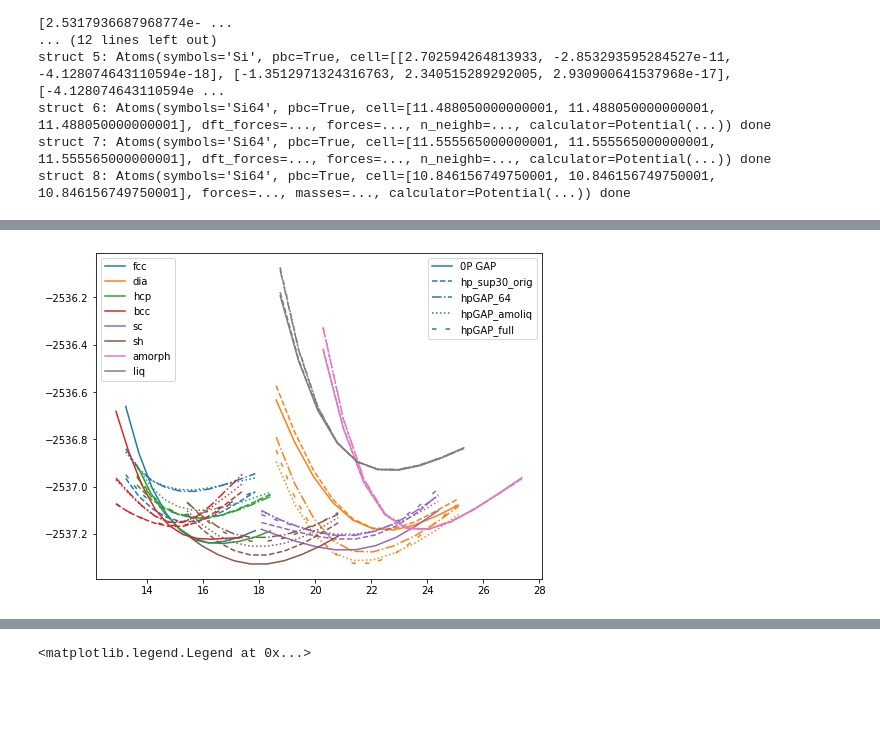
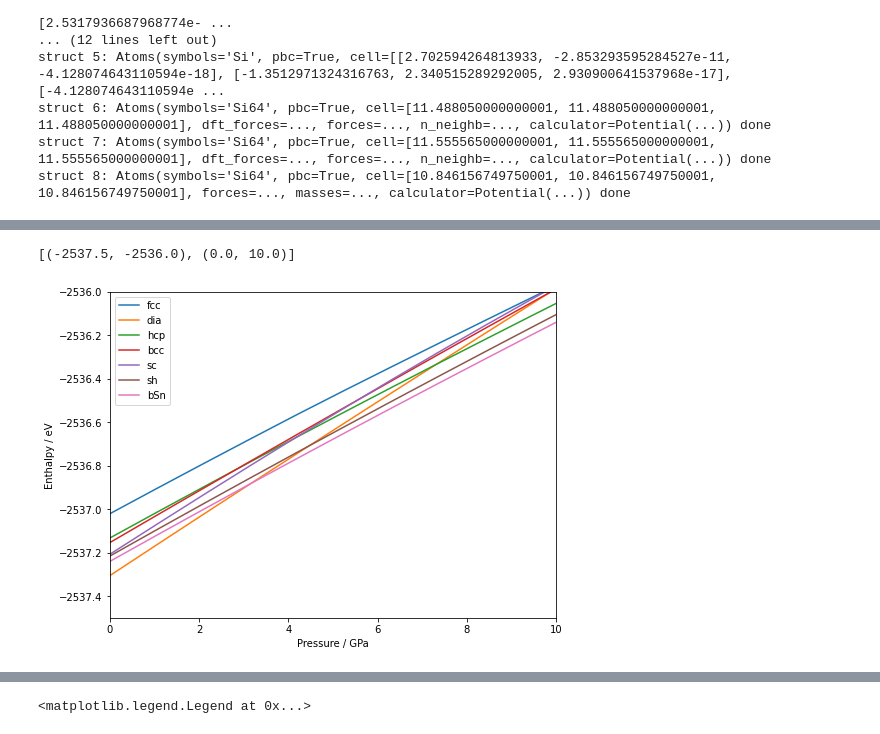
Before and after one commit to MorrowChem/Ge_analysis_local, a Jupyter notebook: rescaling.ipynb, the cells around one changed output, grey strips where cells are left out. Saved outputs shown, nothing was run; the diff lists cells and outputs as text; code cells hidden in the pictures; blank space fills up the shorter version.

Commit message:
Backup - including CrystTest

```diff
--- a/rescaling.ipynb
+++ b/rescaling.ipynb
@@ -296,0 +319,7 @@ with mp.MPRester() as m:
+# %%
+class Imma_factory(orthorhombic.BodyCenteredOrthorhombicFactory):
+    xtal_name='Imma'
+    bravais_basis=[[0.0641, 0.0000, 0.7500], [0.4359, 0.5000, 0.7500]]
+
+Imma = Imma_factory()
+Imma(symbol='Ge', latticeconstant={'a':2.87, 'b':4.99, 'c':5.30})
@@ -500,23 +555,23 @@ struct 6: Atoms(symbols='Si64', pbc=True, cell=[11.488050000000001, 11.488050000
 struct 7: Atoms(symbols='Si64', pbc=True, cell=[11.555565000000001, 11.555565000000001, 11.555565000000001], dft_forces=..., forces=..., n_neighb=..., calculator=Potential(...)) done
 struct 8: Atoms(symbols='Si64', pbc=True, cell=[10.846156749750001, 10.846156749750001, 10.846156749750001], forces=..., masses=..., calculator=Potential(...)) done
 # %%
-labels = ['fcc', 'dia', 'hcp', 'bcc', 'sc', 'sh']\
-         + ['amorph', 'liquid', 'liq_resc', 'bad quench']
 styl_list=['-','--','-.',':', (0, (3,6,3,6,3,10))]
+df = Ge_cryst.df
 fig, axs = plt.subplots(figsize=(8,6))
-for i in range(len(Ge_cryst.df)):
+for i in range(len(df['Structure'])):
     if i in []:
         continue
-    line, = axs.plot(V[i], Es[0][i], label=labels[i])
+    line, = axs.plot(df['Volumes'][i], df[df.columns[2]][i], label=df.index[i])
     if i == 0:
         hands = [line]
-    for j in range(len(Es[1:])):
-        tmp, = axs.plot(V[i], Es[j+1][i], linestyle=styl_list[j+1], color=line.get_color())
+    for j, val in enumerate([df.columns[3]]):
+        tmp, = axs.plot(df['Volumes'][i], df[val][i], linestyle=styl_list[j+1], color=line.get_color())
         if i == 0:
             hands.append(tmp)
 l1 = axs.legend(loc='upper left')
 axs.legend()
-l2 = axs.legend(hands, Ge_pot_labels, loc='lower right')
+l2 = axs.legend(hands, df.columns[2:4], loc='upper right')
 axs.add_artist(l1)
+#fig.savefig(GE+'Analysis/Ge_EV_hp.png')
 # %% [output]
 <matplotlib.legend.Legend at 0x...>
@@ -524,21 +588,25 @@ axs.add_artist(l1)
 # %%
+# enthalpy-volume curves
 styl_list=['-','--','-.',':', (0, (3,6,3,6,3,10))]
 df = Ge_cryst.df
 fig, axs = plt.subplots(figsize=(8,6))
-for i in range(len(df['Structure'])):
+for i in range(len(df['Structure'][:-2])):
     if i in []:
         continue
-    line, = axs.plot(df['Volumes'][i], df[df.columns[2]][i], label=df.index[i])
+    line, = axs.plot(df['P'][i], df[df.columns[5]][i], label=df.index[i])
     if i == 0:
         hands = [line]
-    for j, val in enumerate(df.columns[3:]):
-        tmp, = axs.plot(df['Volumes'][i], df[val][i], linestyle=styl_list[j+1], color=line.get_color())
+    for j, val in enumerate([]):
+        tmp, = axs.plot(df['P'][i], df[val][i], linestyle=styl_list[j], color=line.get_color())
         if i == 0:
             hands.append(tmp)
 l1 = axs.legend(loc='upper left')
 axs.legend()
-l2 = axs.legend(hands, df.columns[2:], loc='upper right')
+l2 = axs.legend(hands, df.columns[3:], loc='upper right')
 axs.add_artist(l1)
-fig.savefig(GE+'Analysis/Ge_EV_hp.png')
+l2.remove()
+axs.set(xlabel='Pressure / GPa', ylabel='Enthalpy / eV')
+axs.set(xlim=(0,10), ylim=(-2537.5,-2536))
 # %% [output]
+[(-2537.5, -2536.0), (0.0, 10.0)]
-[figure, old version]
+[figure, new version]
```
Also changed, not shown: parts of 12 cells of this notebook.
